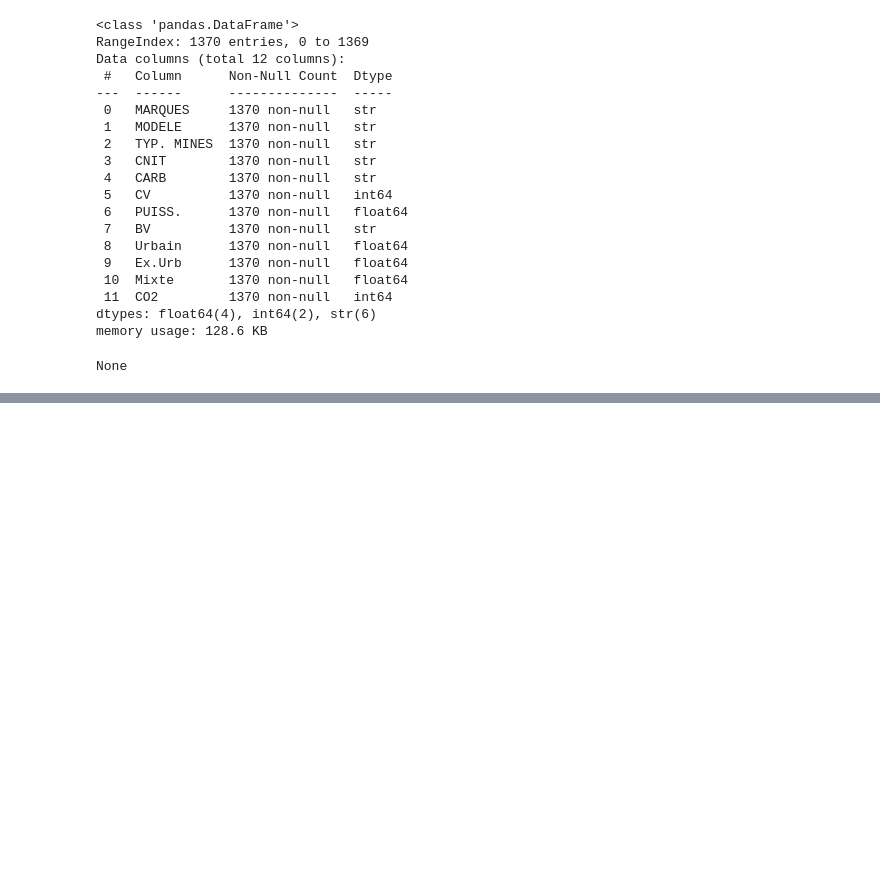
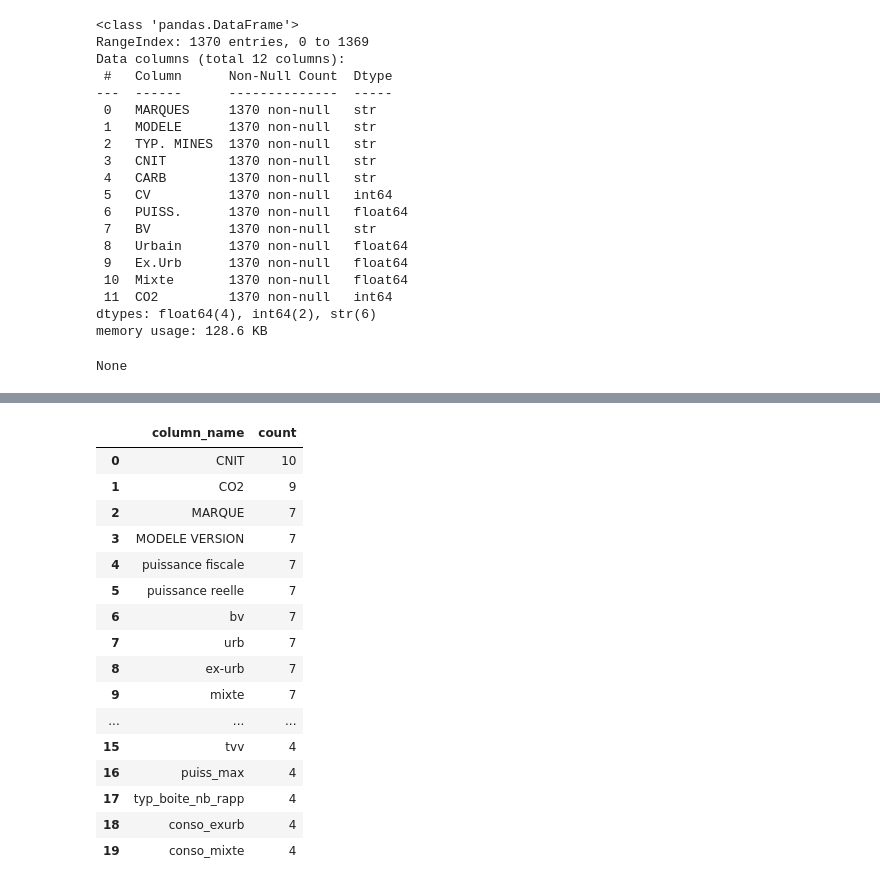
Before and after one commit to serhatgemici/project_data_exploration, a Jupyter notebook: data_exploration.ipynb, the cells around one changed output, grey strips where cells are left out. Cells and saved outputs as stored; diff of their text form; code cells hidden in the pictures; blank space fills up the shorter version.

```diff
--- a/data_exploration.ipynb
+++ b/data_exploration.ipynb
@@ -477,0 +506,26 @@ None
+# %%
+all_cols = col_list_2001 + col_list_2002 + col_list_2003 + col_list_2004 + col_list_2005 + col_list_2006 + col_list_2007 + \
+col_list_2008 + col_list_2009 + col_list_2010 + col_list_2011 + col_list_2012 + col_list_2013 + col_list_2014 + col_list_2015
+
+freq = pd.Series(all_cols).value_counts().reset_index()
+freq.columns = ["column_name", "count"]
+
+freq.head(20)
+# %% [output]
+|  | column_name | count |
+| 0 | CNIT | 10 |
+| 1 | CO2 | 9 |
+| 2 | MARQUE | 7 |
+| 3 | MODELE VERSION | 7 |
+| 4 | puissance fiscale | 7 |
+| 5 | puissance reelle | 7 |
+| 6 | bv | 7 |
+| 7 | urb | 7 |
+| 8 | ex-urb | 7 |
+| 9 | mixte | 7 |
+| ... | ... | ... |
+| 15 | tvv | 4 |
+| 16 | puiss_max | 4 |
+| 17 | typ_boite_nb_rapp | 4 |
+| 18 | conso_exurb | 4 |
+| 19 | conso_mixte | 4 |
```
Also changed, not shown: parts of 4 cells of this notebook.
